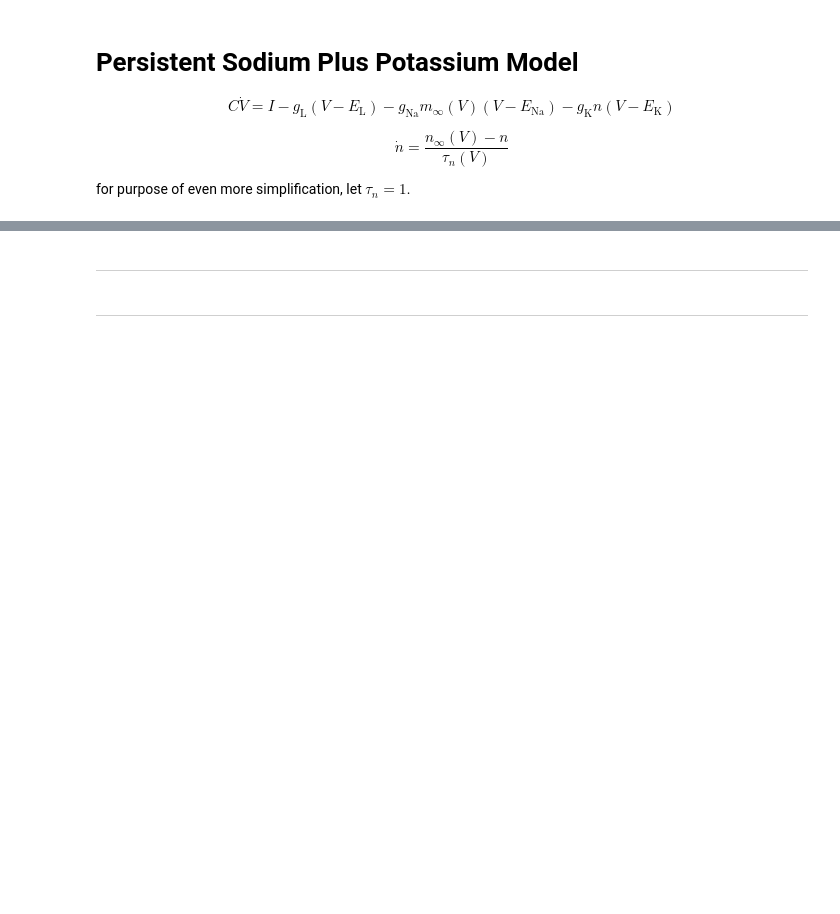
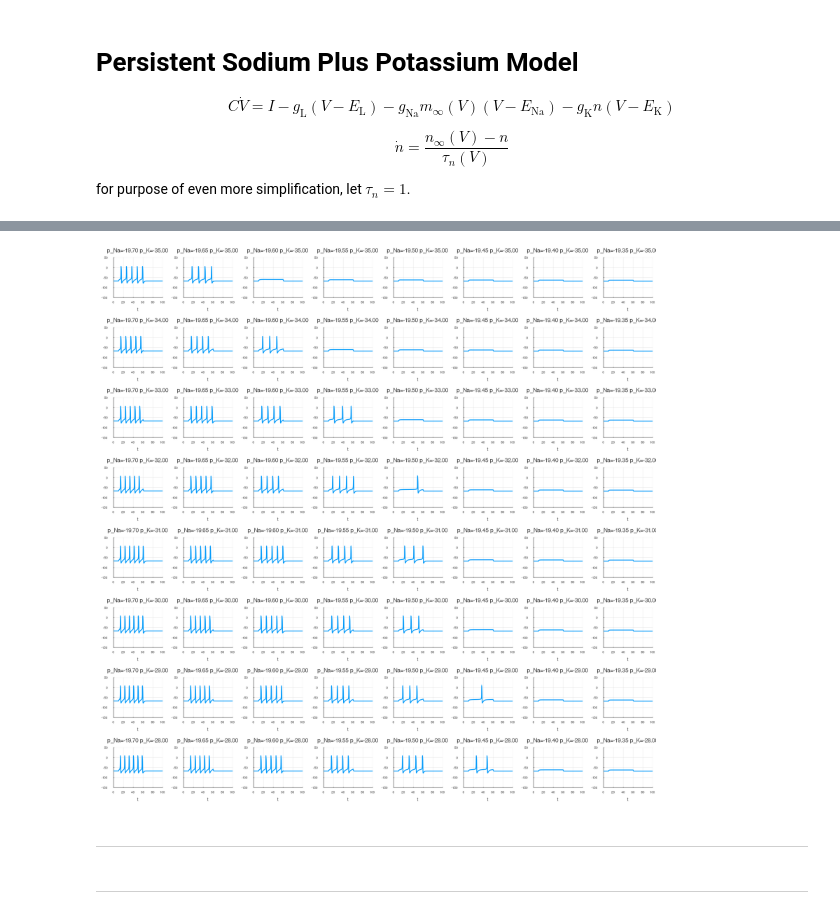
Before and after one commit to ZaneMuir/HHModel.jl, a Jupyter notebook: playground/test_persistent_sodium_plus_potassium.ipynb, the cells around one changed output, grey strips where cells are left out. Cells and saved outputs as stored; diff of their text form; code cells hidden in the pictures; blank space fills up the shorter version.

```diff
--- a/playground/test_persistent_sodium_plus_potassium.ipynb
+++ b/playground/test_persistent_sodium_plus_potassium.ipynb
@@ -62,3 +100,40 @@ plot(sol, vars=(1), legend=nothing, ylim=(-180, 50))
+# %%
+# _pNa_range = 18:22
+# _pK_range = 8:12
+
+_pNa_range = (-19.7):0.05:(-19.35)
+_pK_range = (-35):(-28)
+
+
+_figures = Array{Plots.Plot, 2}(undef, length(_pNa_range), length(_pK_range))
+p = Progress(length(_figures))
+for (gNa_idx, _pNa) = enumerate(_pNa_range), (gK_idx, _pK) = enumerate(_pK_range)
+    Na.m.Vhalf = _pNa
+    K.m.Vhalf = _pK
+    HHModel.update!(Na)
+    HHModel.update!(K)
+
+    #_model = [Na, K, il]
+
+    # create model cell
+    #_model_sim = HHModel.simpleConductanceModel(_model, stimulus, C=1.0)
+
+    u0 = HHModel.setup_init(_model, -66)
+
+    prob = ODEProblem(_model_sim, u0, tspan, _p)
+    sol = solve(prob, Tsit5(), reltol=1e-8, abstol=1e-8);
+
+    # simple preview
+    _title = @sprintf "p_Na=%.2f p_K=%.2f" Na.m.Vhalf K.m.Vhalf
+    _preview = plot(sol, vars=(1), legend=nothing, ylim=(-150, 50), title=_title)
+    _figures[gNa_idx, gK_idx] = _preview
+
+    next!(p)
+end
+
+plot(_figures..., size=(2000, 2000))
+# %% [output]
+[figure, added]
 # %% [markdown]
 ---
 # %%
```
Also changed, not shown: parts of 5 cells of this notebook, 4 other files.
